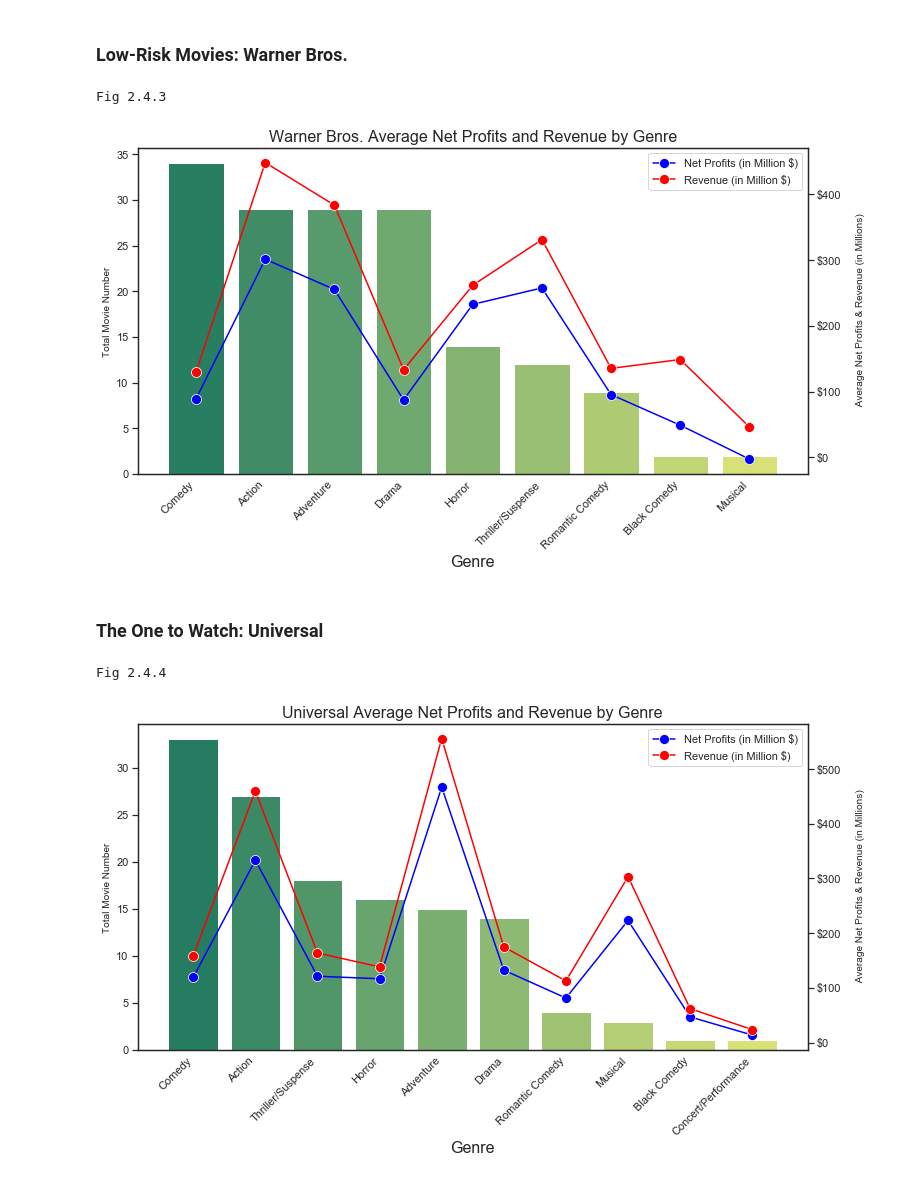
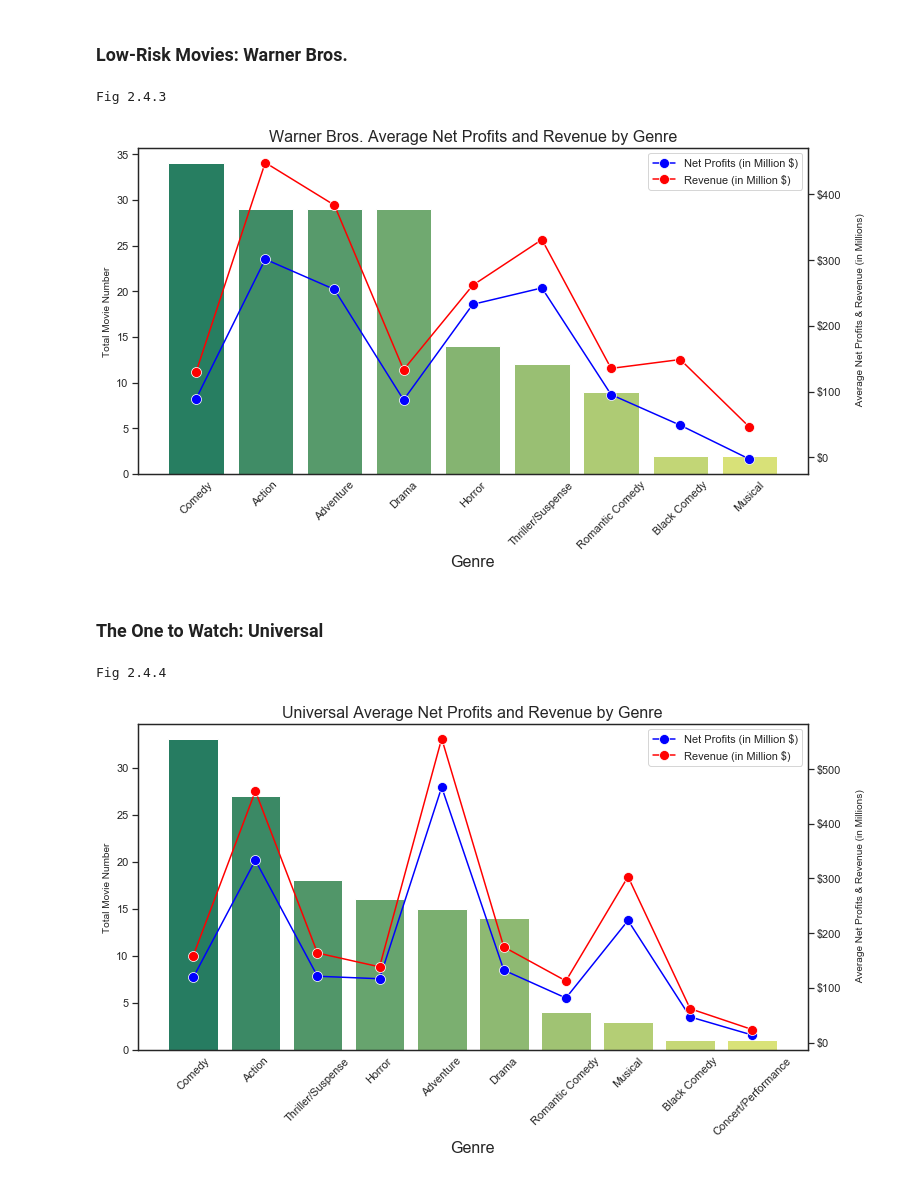
Before and after one commit to xinegan88/the-winning-formula, a Jupyter notebook: Part_2_Recommendation_Report__with_Visualizations.ipynb, the cells around one changed output. Drawn from its saved outputs; the diff is of its cells as text; code cells hidden in the pictures.

```diff
--- a/Part_2_Recommendation_Report__with_Visualizations.ipynb
+++ b/Part_2_Recommendation_Report__with_Visualizations.ipynb
@@ -588,6 +599,7 @@ df_wb = genre_topstudio[genre_topstudio.TheatricalDistributor == 'Warner Bros.']
 
 
 fig, ax1 = plt.subplots(figsize=(12,6))
+
 # Total Production number
 
 ax1.set_title('Warner Bros. Average Net Profits and Revenue by Genre', fontsize=16)
@@ -595,24 +607,20 @@ ax1.set_xlabel('\n Distributor Name', fontsize=16)
 ax1 = sns.barplot(x='Genre', y='Title', data = df_wb, palette='summer',
                   label = 'Total Movie Number')
 ax1.tick_params(axis='x', rotation = 45, length=2)
-ax1.set_xticklabels(combine.TheatricalDistributor[:15], ha='right')
-
 ax1.set_ylabel('Total Movie Number', fontsize = 10)
 
-# Gross revenue line
+# Gross revenue and profit lines
 
 ax2 = ax1.twinx()
 
 ax2 = sns.lineplot(x='Genre', y='NetProfits', data = df_wb, sort=False,
                    marker = 'o', markersize = 10, color='blue', label = 'Net Profits (in Million $)')
-ax2.tick_params(axis='y')
 ax2.set_ylabel('\n Net Profits per Project ($)', fontsize = 10)
 ax2.set_xlabel('\n Distributor Name', fontsize=16)
 
 
 ax3 = sns.lineplot(x='Genre', y='WorldwideGross', data = df_wb, sort=False,
                    marker = 'o', markersize = 10, color='red', label = 'Revenue (in Million $)')
-ax3.tick_params(axis='y')
 
 
 # Change Y-axis format for gross revenue
@@ -625,7 +633,7 @@ ax2.grid(False)
 ax3.grid(False)
 # %% [output]
 Fig 2.4.3
-[figure, old version]
+[figure, new version]
 # %% [markdown]
 ### The One to Watch: Universal
 # %%
@@ -633,45 +641,41 @@ Fig 2.4.3
 print("Fig 2.4.4")
 
 # Universal detailed graph
-df_cf = genre_topstudio[genre_topstudio.TheatricalDistributor == 'Universal']
+df_uni = genre_topstudio[genre_topstudio.TheatricalDistributor == 'Universal']
 
 
 fig, ax1 = plt.subplots(figsize=(12,6))
+
 # Total Production number
 
 ax1.set_title('Universal Average Net Profits and Revenue by Genre', fontsize=16)
 ax1.set_xlabel('\n Distributor Name', fontsize=16)
-ax1 = sns.barplot(x='Genre', y='Title', data = df_cf, palette='summer',
+ax1 = sns.barplot(x='Genre', y='Title', data = df_uni, palette='summer',
                   label = 'Total Movie Number')
 ax1.tick_params(axis='x', rotation = 45, length=2)
-ax1.set_xticklabels(combine.TheatricalDistributor[:15], ha='right')
-
 ax1.set_ylabel('Total Movie Number', fontsize = 10)
 
-# Gross revenue line
+# Gross revenue and profit lines
 
 ax2 = ax1.twinx()
 
-ax2 = sns.lineplot(x='Genre', y='NetProfits', data = df_cf, sort=False,
+ax2 = sns.lineplot(x='Genre', y='NetProfits', data = df_uni, sort=False,
                    marker = 'o', markersize = 10, color='blue', label = 'Net Profits (in Million $)')
-ax2.tick_params(axis='y')
 ax2.set_ylabel('\n Net Profits per Project ($)', fontsize = 10)
 ax2.set_xlabel('\n Distributor Name', fontsize=16)
 
 
-ax3 = sns.lineplot(x='Genre', y='WorldwideGross', data = df_cf, sort=False,
+ax3 = sns.lineplot(x='Genre', y='WorldwideGross', data = df_uni, sort=False,
                    marker = 'o', markersize = 10, color='red', label = 'Revenue (in Million $)')
-ax3.tick_params(axis='y')
-
 
 # Change Y-axis format for gross revenue
 format_y = FuncFormatter(to_million)
 ax2.yaxis.set_major_formatter(format_y)
 ax2.set_ylabel('\n Average Net Profits & Revenue (in Millions)')
 
 ax1.grid(False)
 ax2.grid(False)
 ax3.grid(False)
 # %% [output]
 Fig 2.4.4
-[figure, old version]
+[figure, new version]
```
Also changed, not shown: parts of 10 cells of this notebook.
